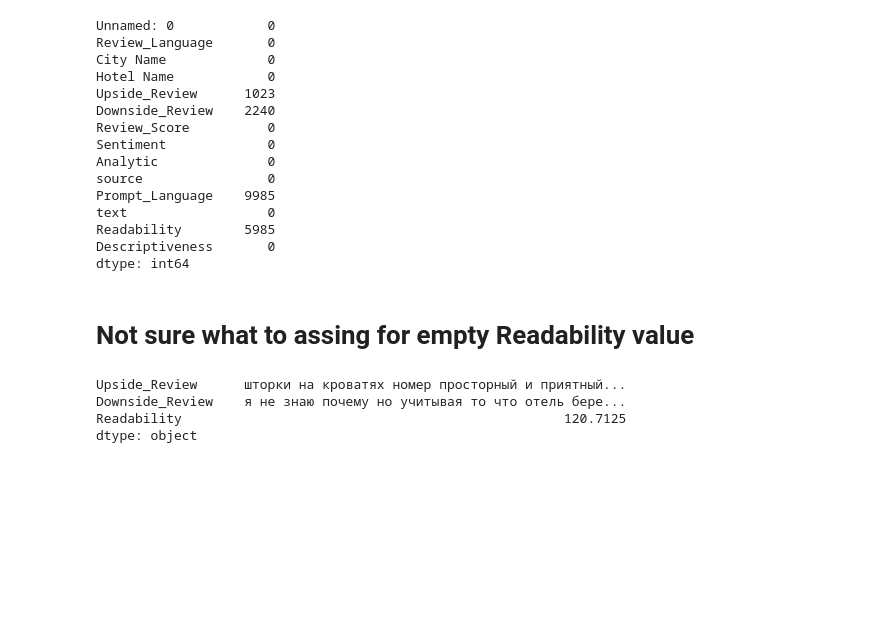
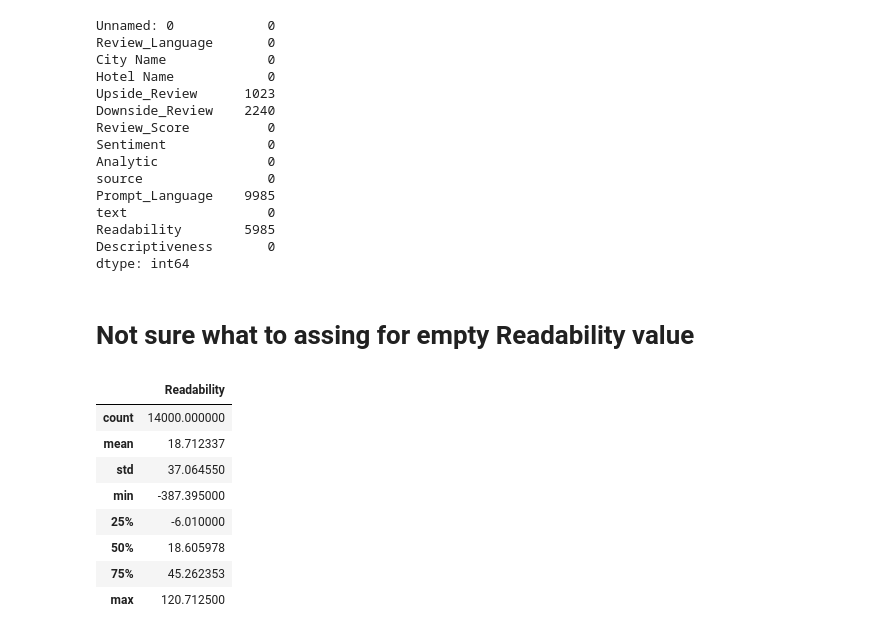
Before and after one commit to Li-Wei-Pan/Fake-Hotel-Reviews-Detection, a Jupyter notebook: preprocessing.ipynb, the cells around one changed output. Cells and saved outputs as stored; diff of their text form; code cells hidden in the pictures; blank space fills up the shorter version.

```diff
--- a/preprocessing.ipynb
+++ b/preprocessing.ipynb
@@ -48,0 +81,20 @@ total_df.head(2)
+# %%
+import jieba
+
+def preprocessing_text(text, lang):
+    """
+    Include stopword removal + tokenization
+    """
+    if not text:
+        return []
+
+    text = text.lower()
+
+    if lang == 'Chinese':
+        tokens = [t for t in jieba.lcut(text) if t.strip() ]
+    else:
+        tokens = text.split()
+
+    sw = STOPWORDS.get(lang, set())
+    filtered_tokens = [word for word in tokens if word not in sw]
+    return filtered_tokens
@@ -110,12 +175,17 @@ dtype: int64
 # Not sure what to assing for empty Readability value
 # %%
 score_check = total_score_df[["Upside_Review", "Downside_Review", 'Readability']]
-a = score_check[~score_check['Readability'].isnull()].max()
+a = score_check[~score_check['Readability'].isnull()].describe()
 a
 # %% [output]
-Upside_Review      шторки на кроватях номер просторный и приятный...
-Downside_Review    я не знаю почему но учитывая то что отель бере...
-Readability                                                 120.7125
-dtype: object
+|  | Readability |
+| count | 14000.000000 |
+| mean | 18.712337 |
+| std | 37.064550 |
+| min | -387.395000 |
+| 25% | -6.010000 |
+| 50% | 18.605978 |
+| 75% | 45.262353 |
+| max | 120.712500 |
 # %%
 r_missing = total_score_df["Readability"].isna()
```
Also changed, not shown: parts of 17 cells of this notebook, 4 other files.
